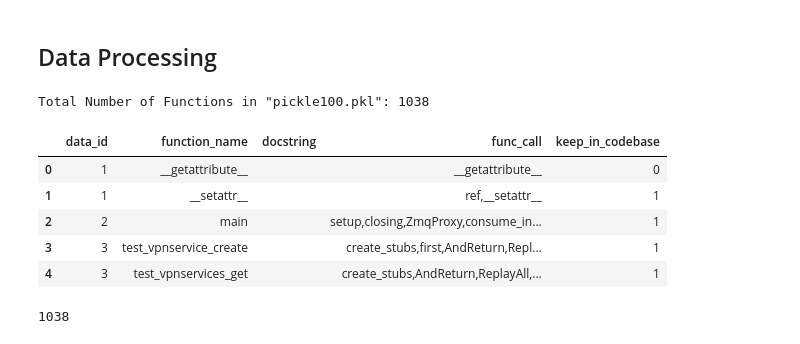
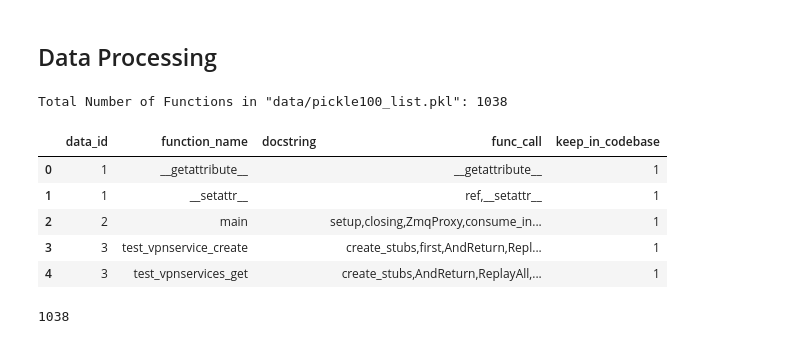
Before and after one commit to 3innielee/nlp_code_search_generation, a Jupyter notebook: Retrieval_Source_Code.ipynb, the cells around one changed output. Saved outputs shown, nothing was run; the diff lists cells and outputs as text; code cells hidden in the pictures.

Commit message:
filter functions extracted from ast. compute document embeddings only for functions that have invocations in them.

```diff
--- a/Retrieval_Source_Code.ipynb
+++ b/Retrieval_Source_Code.ipynb
@@ -54,7 +54,7 @@ from gensim.models import KeyedVectors
 from time import time
 # %%
 # change parameters here
-function_file_path="pickle100.pkl"
+function_file_path="data/pickle100_list.pkl"
 wordembedding_file_path="data/embeddings.txt"
 docembedding_file_path="data/document_embeddings.csv"
 # %% [markdown]
@@ -72,18 +72,17 @@ def load_words_from_ast(file_path):
 
 unpickled_df=load_words_from_ast(function_file_path)
 # %% [output]
-Total Number of Functions in "pickle100.pkl": 1038
+Total Number of Functions in "data/pickle100_list.pkl": 1038
 # %%
 # substract useless function from code base
 # 1 - keep, 0 - delete from code base
-unpickled_df['keep_in_codebase'] = np.where(((unpickled_df.function_name == unpickled_df.func_call)|
-                                             (unpickled_df['func_call'] == '')|
+unpickled_df['keep_in_codebase'] = np.where(((unpickled_df['func_call'] == '')|
                                             (unpickled_df['function_name'] == '__init__')
                                             ), 0, 1)
 unpickled_df.head()
 # %% [output]
 |  | data_id | function_name | docstring | func_call | keep_in_codebase |
-| 0 | 1 | __getattribute__ |  | __getattribute__ | 0 |
+| 0 | 1 | __getattribute__ |  | __getattribute__ | 1 |
 | 1 | 1 | __setattr__ |  | ref,__setattr__ | 1 |
 | 2 | 2 | main |  | setup,closing,ZmqProxy,consume_in... | 1 |
 | 3 | 3 | test_vpnservice_create |  | create_stubs,first,AndReturn,Repl... | 1 |
```
Also changed, not shown: parts of 10 cells of this notebook.
